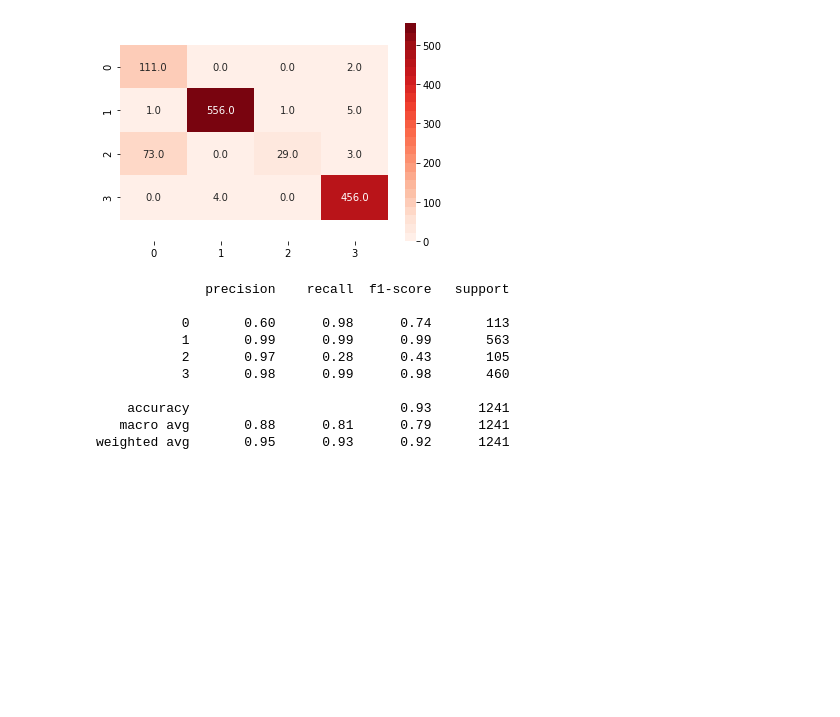
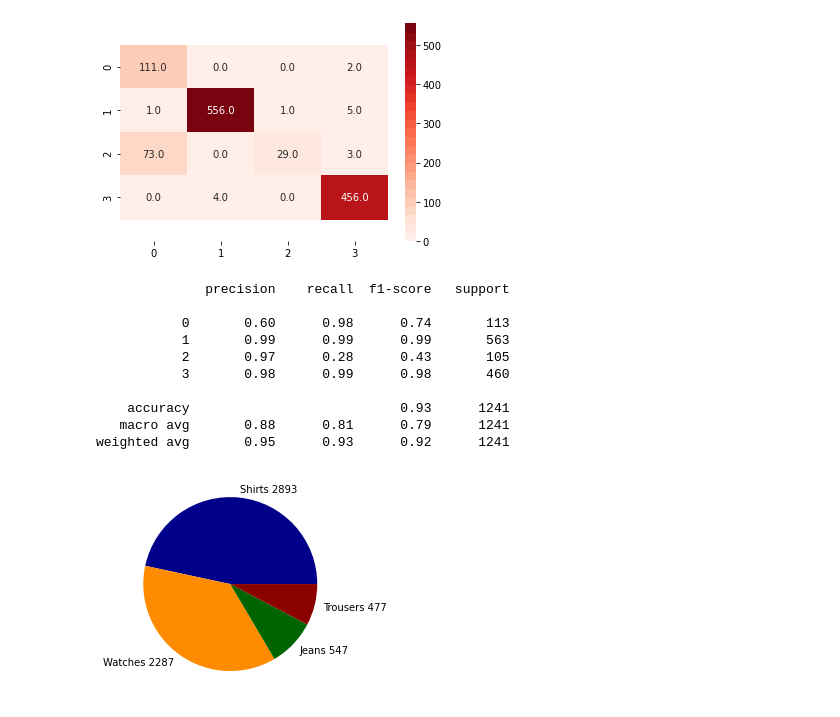
Before and after one commit to Elmaravilla7/ProjML, a Jupyter notebook: Untitled.ipynb, the cells around one changed output. Cells and saved outputs as stored; diff of their text form; code cells hidden in the pictures; blank space fills up the shorter version.

```diff
--- a/Untitled.ipynb
+++ b/Untitled.ipynb
@@ -111,7 +117,7 @@ class MyClassificatorTrainNN(BaseEstimator, TransformerMixin):
         print("Preprocessing for NN...")
         X,y=preNN(X,y,i,j)
         X_train, X_test, y_train, y_test =train_test_split(X, y,
-                                                        test_size=0.2)
+                                                        test_size=0.2,shuffle=True)
         print("Tuning NN...")
         nn_clf = KerasClassifier(build_fn=create_network, epochs=5, verbose=0)
         nn_clf.fit(X_train,y_train)
@@ -160,7 +166,7 @@ class MyClassificatorTrain(BaseEstimator, TransformerMixin):
 
     def transform(self, X,y):
         X_train, X_test, y_train, y_test =train_test_split(X, y,
-                                                     test_size=0.2)
+                                                     test_size=0.2,shuffle=True)
 
         print("Create models...")
         print("AdaBoost...")
@@ -279,3 +285,18 @@ confusionMatNN(nn_clf_t,X1_test,y1_test)
     accuracy                           0.93      1241
    macro avg       0.88      0.81      0.79      1241
 weighted avg       0.95      0.93      0.92      1241
+# %%
+dataFrame=pd.DataFrame(X,columns=[str(h) for h in range(i*j)])
+dataFrame['class']=y
+pie=dataFrame['class'].value_counts()
+dataFrame['class']=dataFrame['class'].replace('shirts',1)
+dataFrame['class']=dataFrame['class'].replace('watches',0)
+dataFrame['class']=dataFrame['class'].replace('jeans',0)
+dataFrame['class']=dataFrame['class'].replace('trousers',0)
+correctData=dataFrame[dataFrame['class']==1]
+anomalyData=dataFrame[dataFrame['class']==0]
+labels=["Shirts "+str(pie[0]),"Watches "+str(pie[1]),"Jeans "+str(pie[2]),"Trousers "+str(pie[3])]
+plt.pie(pie, labels=labels,colors=['darkblue','darkorange','darkgreen','darkred'])
+plt.show()
+# %% [output]
+[figure, added]
```
Also changed, not shown: parts of 9 cells of this notebook.
